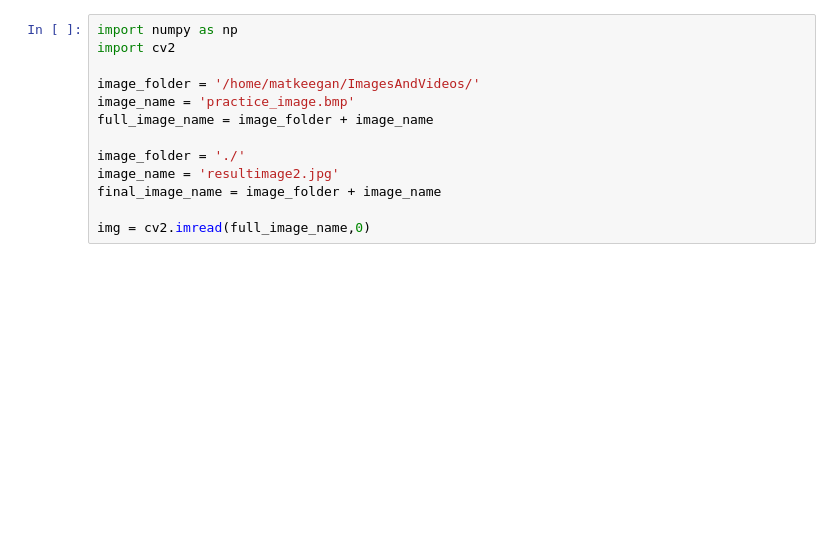
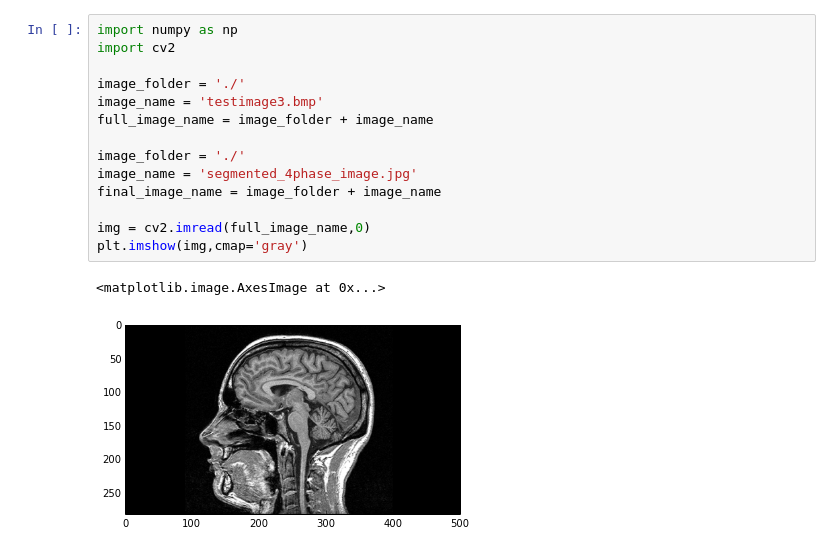
Before and after one commit to mskeegan/tapetum.lab, a Jupyter notebook: pytap-examples.ipynb, the cells around one changed output. Cells and saved outputs as stored; diff of their text form; blank space fills up the shorter version.

```diff
--- a/pytap-examples.ipynb
+++ b/pytap-examples.ipynb
@@ -22,15 +64,19 @@ True
 # %%
 import numpy as np
 import cv2
 
-image_folder = '/home/matkeegan/ImagesAndVideos/'
-image_name = 'practice_image.bmp'
+image_folder = './'
+image_name = 'testimage3.bmp'
 full_image_name = image_folder + image_name
 
 image_folder = './'
-image_name = 'resultimage2.jpg'
+image_name = 'segmented_4phase_image.jpg'
 final_image_name = image_folder + image_name
 
 img = cv2.imread(full_image_name,0)
+plt.imshow(img,cmap='gray')
+# %% [output]
+<matplotlib.image.AxesImage at 0x...>
+[figure, added]
 # %%
 import tap
```
Also changed, not shown: parts of 6 cells of this notebook, 2 other files.
